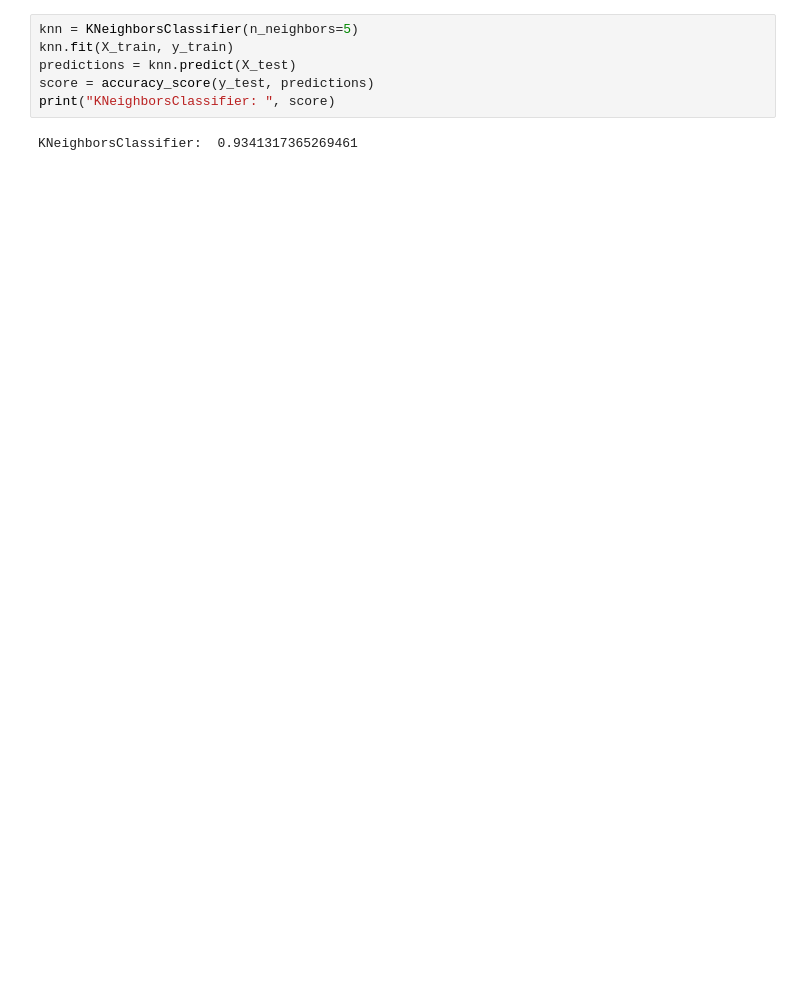
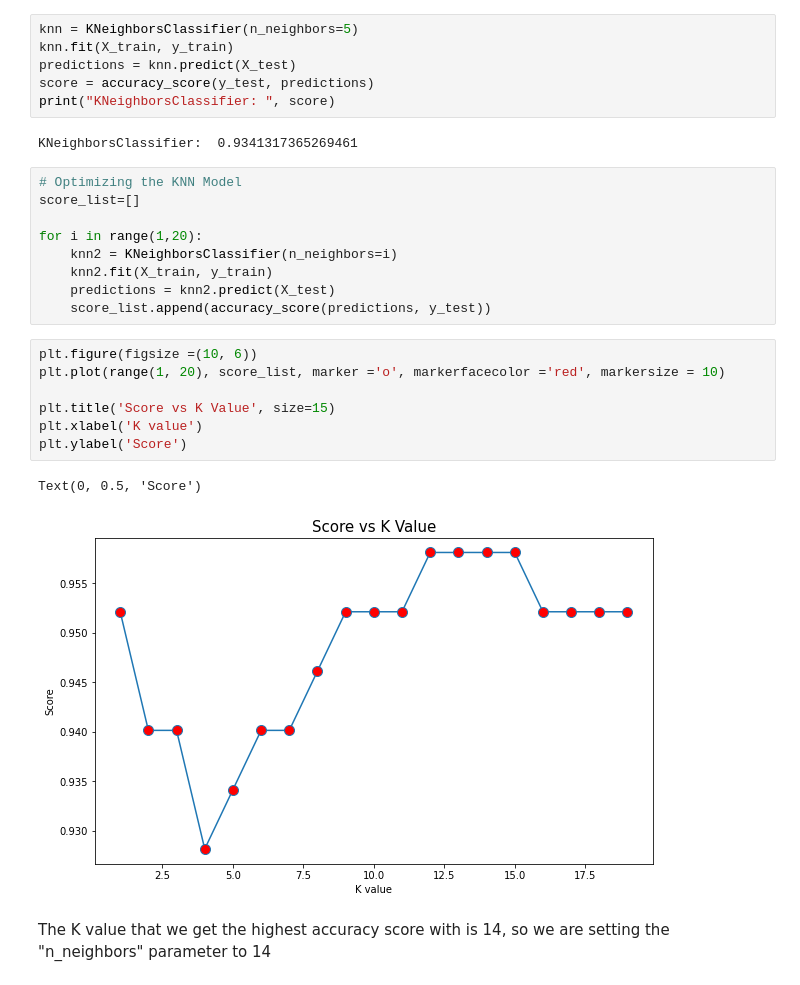
Before and after one commit to tarzahedi/cervical-cancer, a Jupyter notebook: EDA_Cervical_Cancer.ipynb, the cells around one changed output. Cells and saved outputs as stored; diff of their text form; blank space fills up the shorter version.

Commit message:
Optimizing

```diff
--- a/EDA_Cervical_Cancer.ipynb
+++ b/EDA_Cervical_Cancer.ipynb
@@ -255,3 +255,24 @@ score = accuracy_score(y_test, predictions)
 print("KNeighborsClassifier: ", score)
 # %% [output]
 KNeighborsClassifier:  0.9341317365269461
+# %%
+# Optimizing the KNN Model
+score_list=[]
+
+for i in range(1,20):
+    knn2 = KNeighborsClassifier(n_neighbors=i)
+    knn2.fit(X_train, y_train)
+    predictions = knn2.predict(X_test)
+    score_list.append(accuracy_score(predictions, y_test))
+# %%
+plt.figure(figsize =(10, 6))
+plt.plot(range(1, 20), score_list, marker ='o', markerfacecolor ='red', markersize = 10)
+
+plt.title('Score vs K Value', size=15)
+plt.xlabel('K value')
+plt.ylabel('Score')
+# %% [output]
+Text(0, 0.5, 'Score')
+[figure, added]
+# %% [markdown]
+The K value that we get the highest accuracy score with is 14, so we are setting the "n_neighbors" parameter to 14
```
Also changed, not shown: parts of 4 cells of this notebook.
